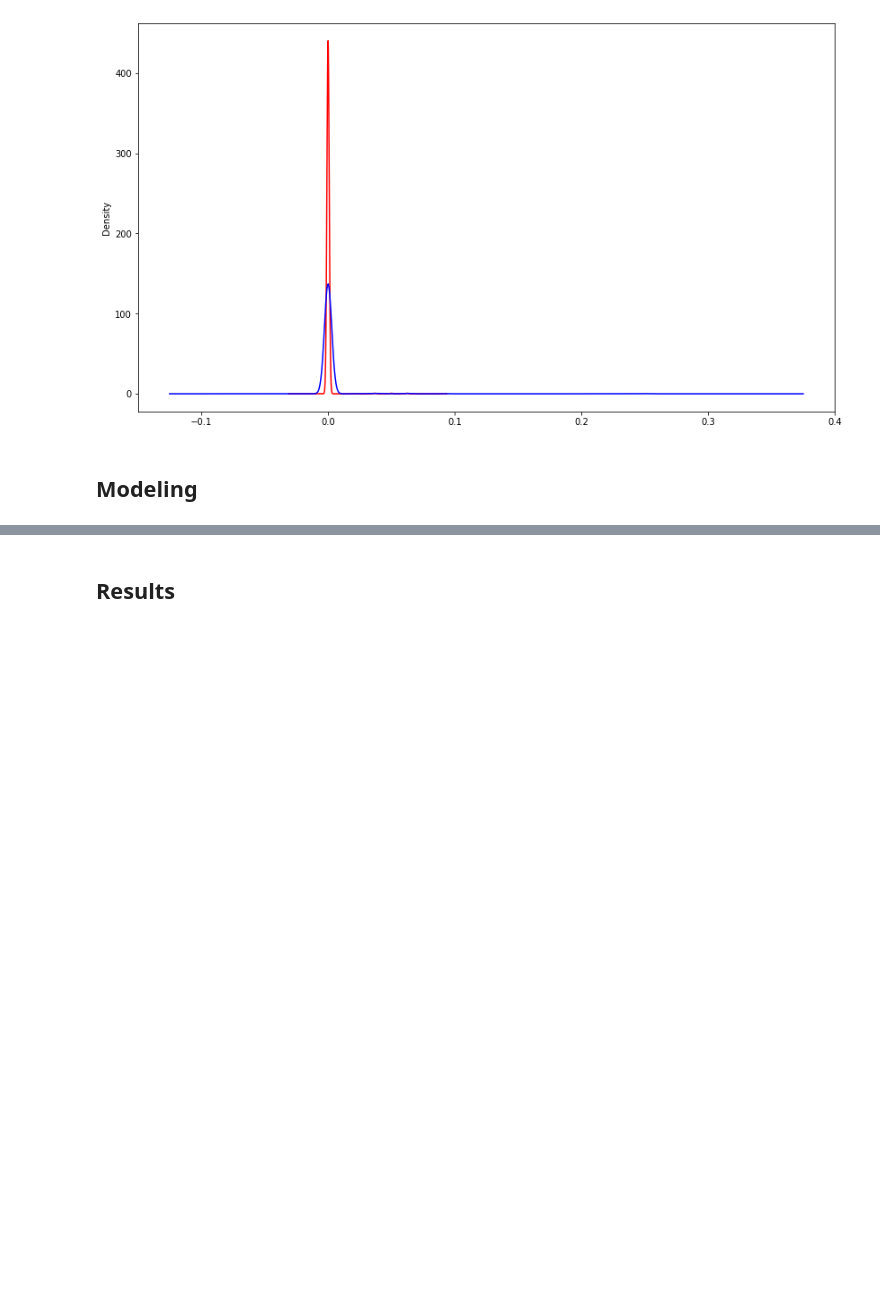
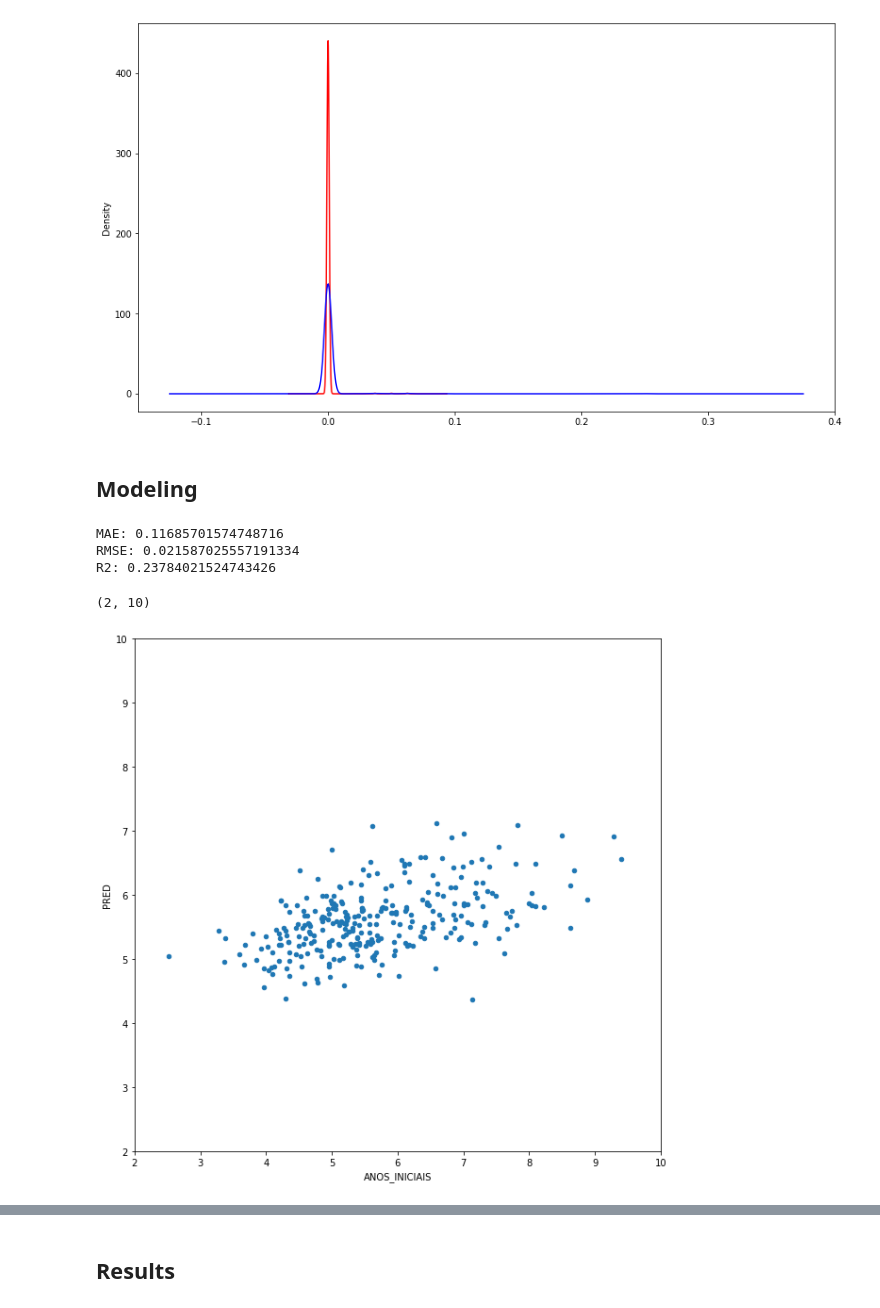
Before and after one commit to miltongneto/Education-SP-BR, a Jupyter notebook: notebooks/03 - Modelagem.ipynb, the cells around one changed output, grey strips where cells are left out. Saved outputs shown, nothing was run; the diff lists cells and outputs as text; code cells hidden in the pictures; blank space fills up the shorter version.

```diff
--- a/notebooks/03 - Modelagem.ipynb
+++ b/notebooks/03 - Modelagem.ipynb
@@ -112,0 +154,21 @@ X_test.drop(['DOUTORADO_BIN', 'MESTRADO_BIN', 'ESPECIALIZACAO_BIN'], axis=1, inp
+# %%
+from sklearn.preprocessing import MinMaxScaler
+
+scaler = MinMaxScaler()
+scaler.fit(X_train)
+
+columns = X_train.columns
+X_train = scaler.transform(X_train)
+X_test = scaler.transform(X_test)
+
+X_train = pd.DataFrame(X_train, columns=columns)
+X_test = pd.DataFrame(X_test, columns=columns)
+
+scaler = MinMaxScaler()
+scaler.fit(y_train.values.reshape(-1,1))
+
+y_train = scaler.transform(y_train.values.reshape(-1,1))
+y_test = scaler.transform(y_test.values.reshape(-1,1))
+
+y_train = pd.Series(y_train[:, 0], index=X_train.index, name='ANOS_INICIAIS')
+y_test = pd.Series(y_test[:, 0], index=X_test.index, name='ANOS_INICIAIS')
@@ -112,0 +188,8 @@ X_test.drop(['DOUTORADO_BIN', 'MESTRADO_BIN', 'ESPECIALIZACAO_BIN'], axis=1, inp
+# %%
+print('MAE:', mean_absolute_error(y_test, pred))
+print('RMSE:', mean_squared_error(y_test, pred))
+print('R2:', r2_score(y_test, pred))
+# %% [output]
+MAE: 0.11685701574748716
+RMSE: 0.021587025557191334
+R2: 0.23784021524743426
@@ -113,3 +204,10 @@ X_test.drop(['DOUTORADO_BIN', 'MESTRADO_BIN', 'ESPECIALIZACAO_BIN'], axis=1, inp
+# %%
+pd.concat([y_test, pred], axis=1).plot(kind='scatter', x='ANOS_INICIAIS', y='PRED', figsize=(10,10))
+plt.ylim([2, 10])
+plt.xlim([2, 10])
+# %% [output]
+(2, 10)
+[figure, added]
 # %%
 # from sklearn.preprocessing import MinMaxScaler
 
```
Also changed, not shown: parts of 26 cells of this notebook, 3 other files.
